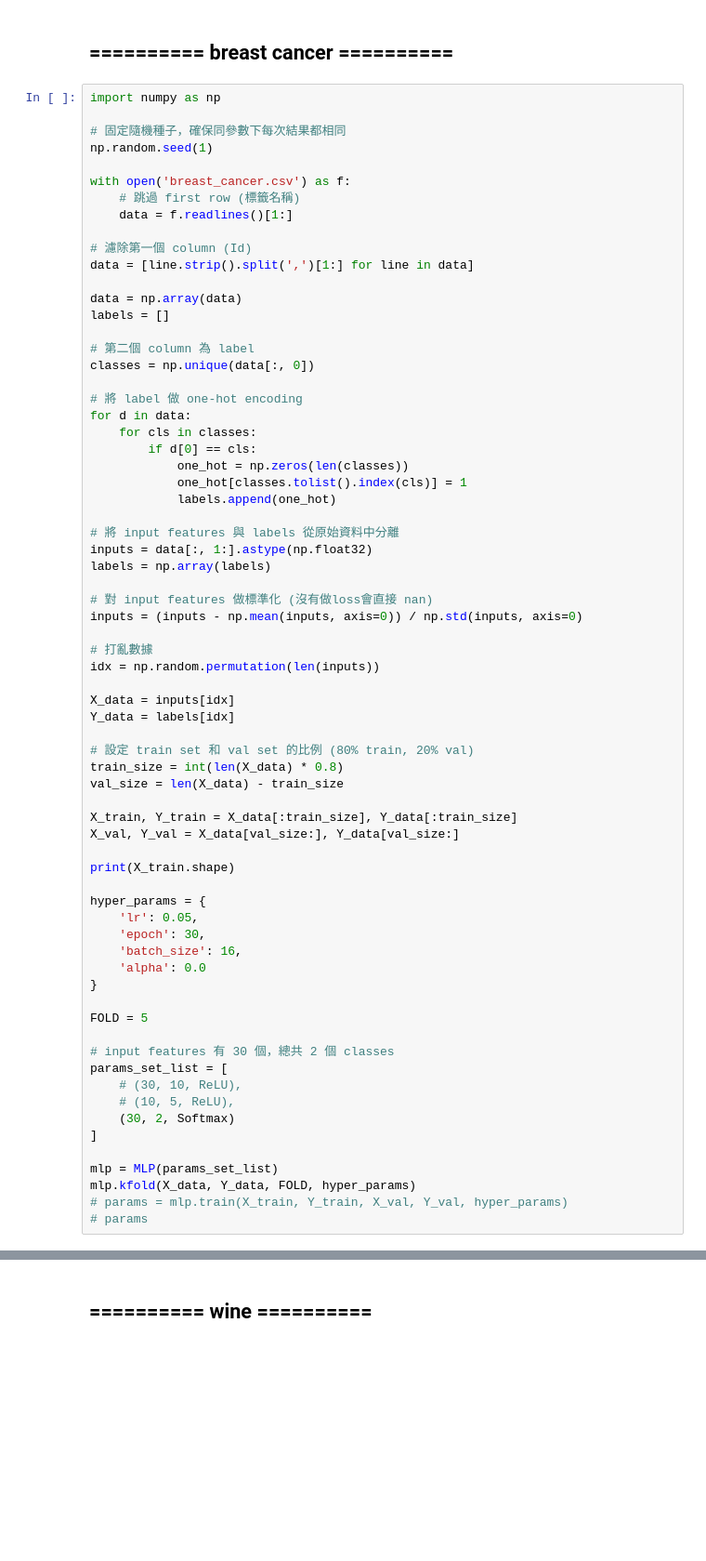
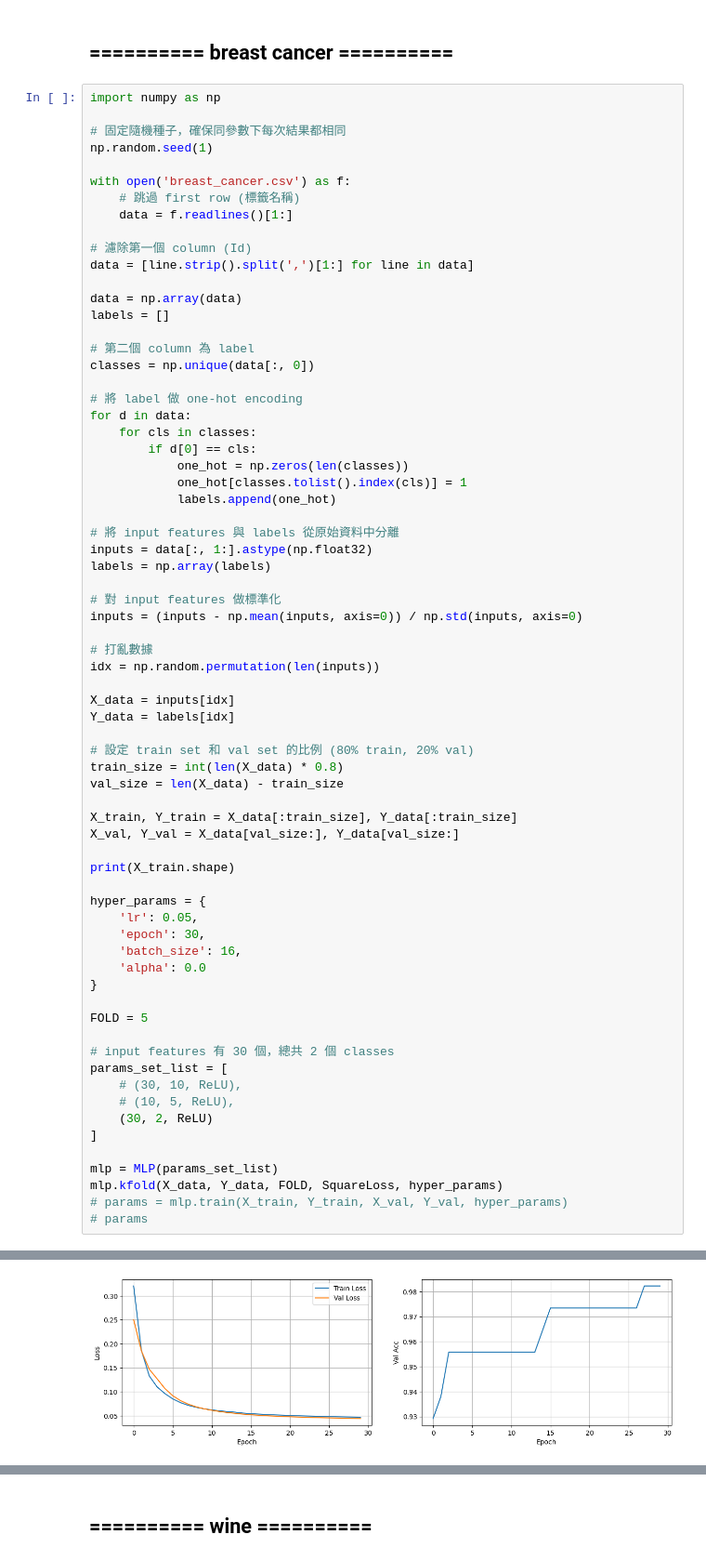
Before and after one commit to eddy0117/nn_hw, a Jupyter notebook: hw2.ipynb, the cells around one changed output, grey strips where cells are left out. Shown at 93% size. Drawn from its saved outputs; the diff is of its cells as text; blank space fills up the shorter version.

```diff
--- a/hw2.ipynb
+++ b/hw2.ipynb
@@ -671,7 +679,7 @@ for d in data:
 inputs = data[:, 1:].astype(np.float32)
 labels = np.array(labels)
 
-# 對 input features 做標準化 (沒有做loss會直接 nan)
+# 對 input features 做標準化
 inputs = (inputs - np.mean(inputs, axis=0)) / np.std(inputs, axis=0)
 
 # 打亂數據
@@ -702,10 +710,11 @@ FOLD = 5
 params_set_list = [
     # (30, 10, ReLU),
     # (10, 5, ReLU),
-    (30, 2, Softmax)
+    (30, 2, ReLU)
 ]
 
 mlp = MLP(params_set_list)
-mlp.kfold(X_data, Y_data, FOLD, hyper_params)
+mlp.kfold(X_data, Y_data, FOLD, SquareLoss, hyper_params)
 # params = mlp.train(X_train, Y_train, X_val, Y_val, hyper_params)
 # params
+# %% [output]
@@ -711,0 +723 @@ mlp.kfold(X_data, Y_data, FOLD, hyper_params)
+[figure, added]
```
Also changed, not shown: parts of 5 cells of this notebook.
